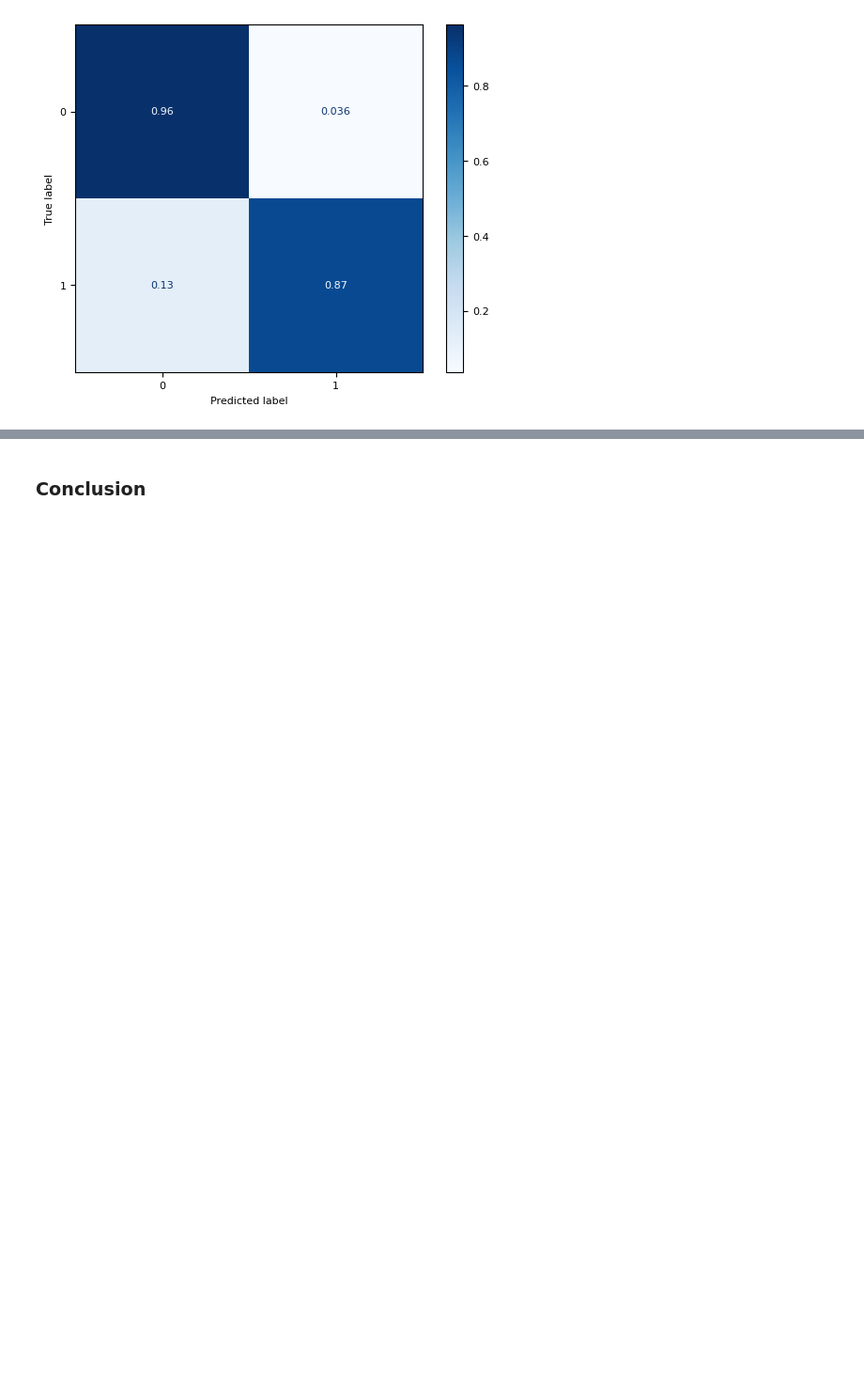
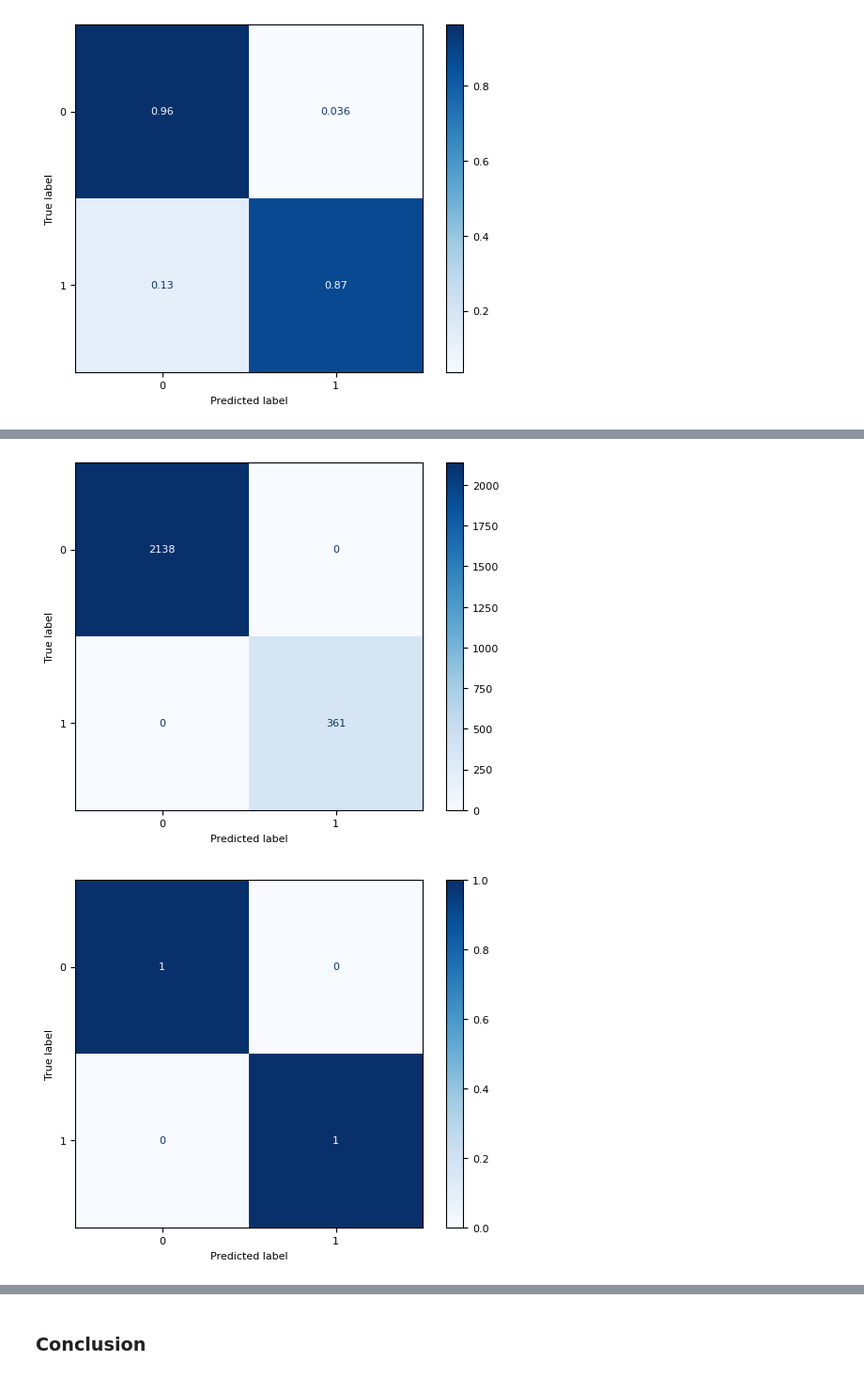
Before and after one commit to deannagould/phase3_customerchurn, a Jupyter notebook: model_notebook.ipynb, the cells around one changed output, grey strips where cells are left out. Shown: that part at 94% size. Cells and saved outputs as stored; diff of their text form; code cells hidden in the pictures; blank space fills up the shorter version.

```diff
--- a/model_notebook.ipynb
+++ b/model_notebook.ipynb
@@ -689,0 +697,11 @@ would also need to do grid search for either one of those, then choose the best
+# %%
+from collections import Counter
+
+# count examples in each class
+
+counter = Counter(y)
+
+# estimate scale_pos_weight value
+
+estimate = counter[0] / counter[1]
+print('Estimate: %.3f' % estimate)
@@ -689,0 +710,5 @@ would also need to do grid search for either one of those, then choose the best
+# %%
+xgb_base = Pipeline(steps = [('cf', cf),
+                            ('xgb', XGBClassifier(scale_pos_weight = estimate, random_state = 1))])
+# %%
+xgb_base.fit(X_train, y_train)
@@ -689,0 +761,5 @@ would also need to do grid search for either one of those, then choose the best
+# %%
+conf_matrix(xgb_base, X_train, y_train);
+# %% [output]
+[figure, added]
+[figure, added]
```
Also changed, not shown: parts of 70 cells of this notebook, 1 other file.
